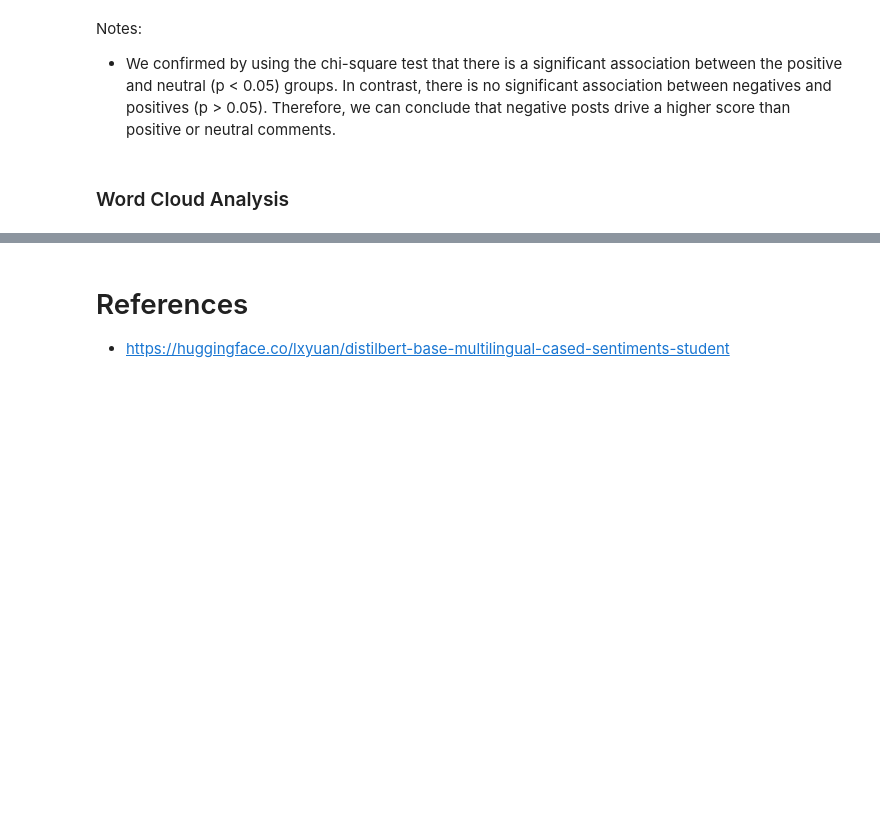
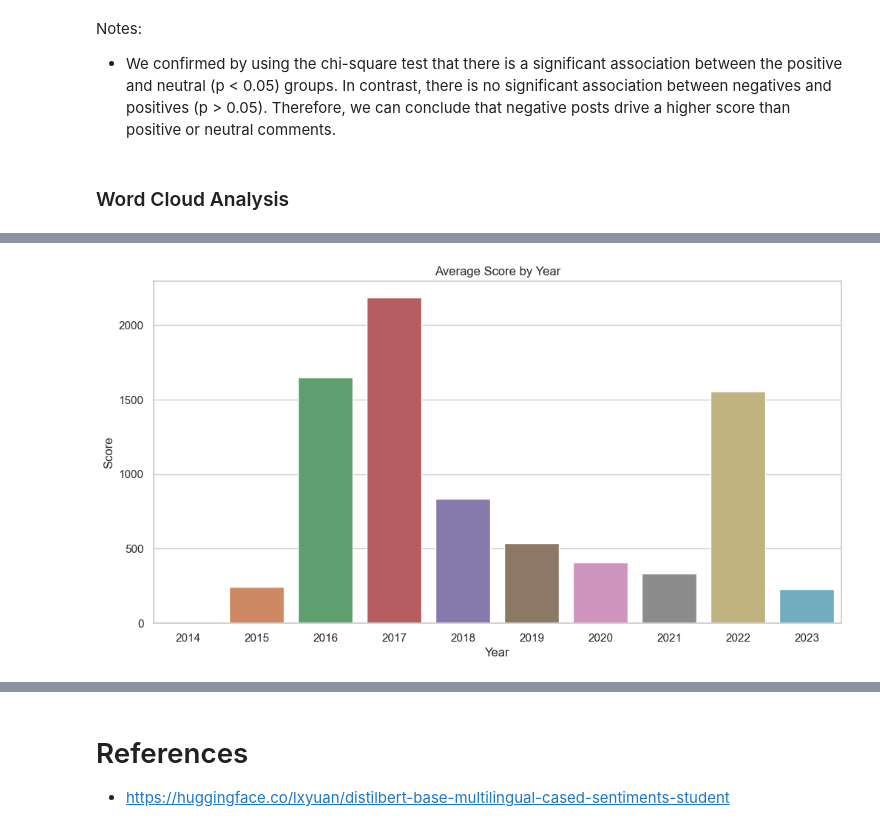
Before and after one commit to mlgomez0/advanced_python_project, a Jupyter notebook: notebooks/climate_change.ipynb, the cells around one changed output, grey strips where cells are left out. Drawn from its saved outputs; the diff is of its cells as text; code cells hidden in the pictures; blank space fills up the shorter version.

```diff
--- a/notebooks/climate_change.ipynb
+++ b/notebooks/climate_change.ipynb
@@ -293,0 +381,28 @@ plt.show()
+# %%
+data.drop(columns=['Time'], inplace=True)
+# %%
+## convering categorical columns in numerical values
+time_of_day_mapping = {'Night': 0, 'Morning': 1, 'Afternoon': 2, 'Evening': 3}
+data['TimeOfDay'] = data['TimeOfDay'].map(time_of_day_mapping)
+
+data['IsWeekend'] = data['IsWeekend'].astype(int)
+
+data = pd.get_dummies(data, columns=['IsWeekend'], prefix='IsWeekend', drop_first=True)
+# %%
+binary_columns = ['IsWeekend_1']
+
+for column in binary_columns:
+    data[column] = data[column].astype(int)
+# %%
+data['TimeOfDay'].fillna(data['TimeOfDay'].mode().iloc[0], inplace=True)
+# %%
+# Plotting Average Scores vs Year
+sns.set(style="whitegrid")
+
+# Create a bar plot
+plt.figure(figsize=(12, 6))
+sns.barplot(x='Year', y='Score', data=data, errorbar=None)  # ci=None to remove error bars
+plt.title('Average Score by Year')
+plt.show()
+# %% [output]
+[figure, added]
```
Also changed, not shown: parts of 51 cells of this notebook, 4 other files.
